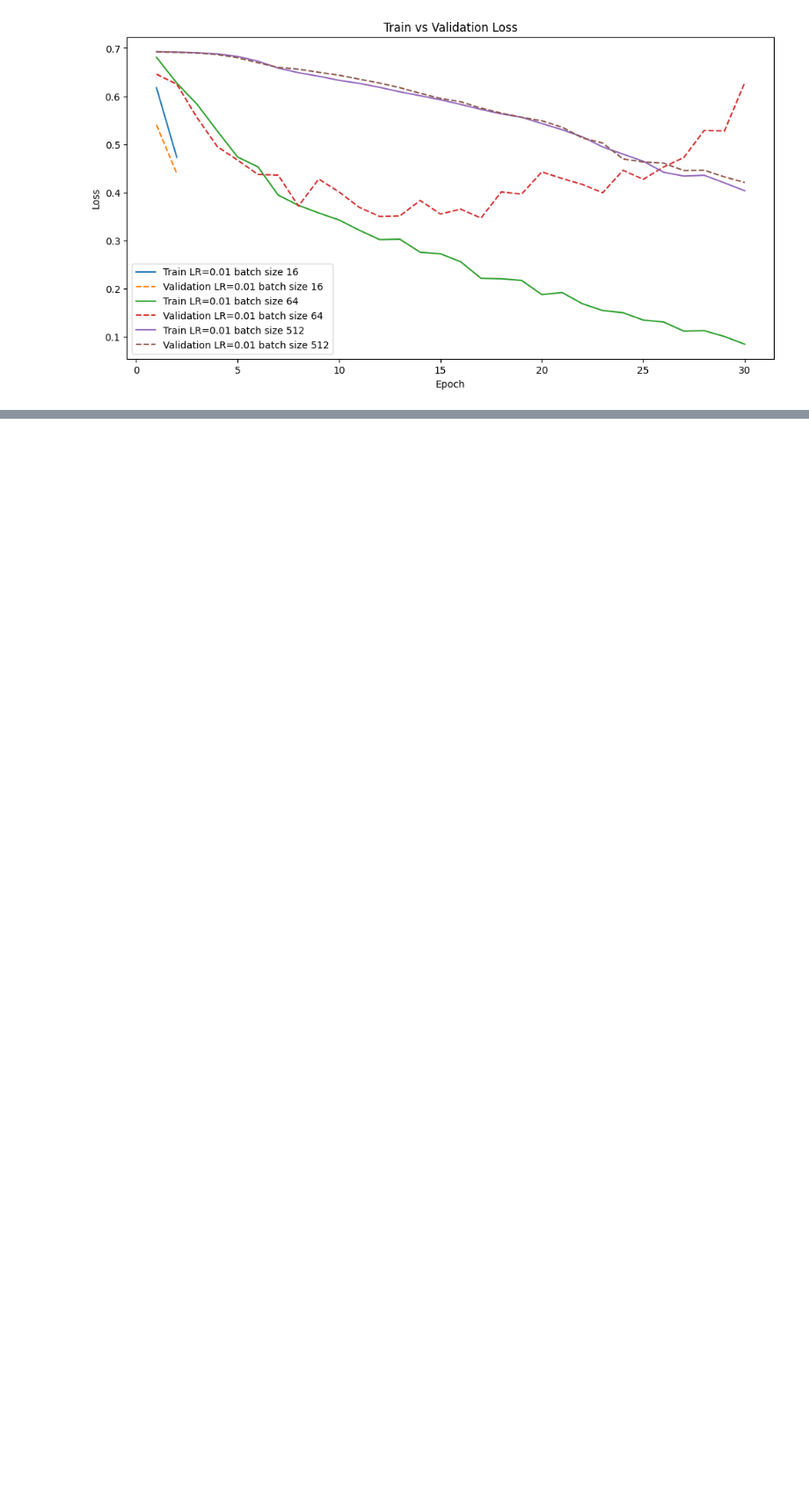
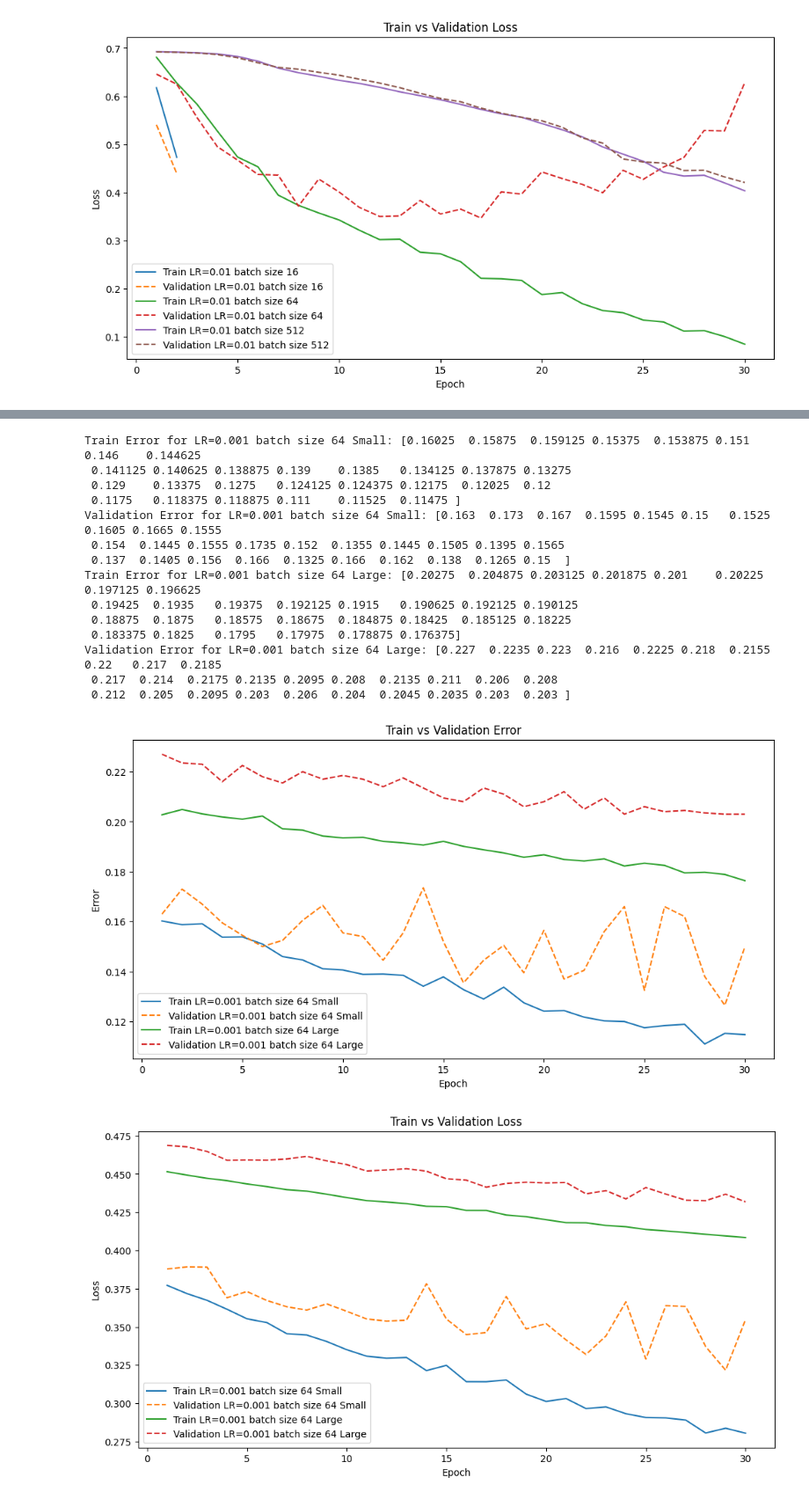
Before and after one commit to armandordorica/MIE1517_A1, a Jupyter notebook: MIE1517_Assignment_1_.ipynb, the cells around one changed output, grey strips where cells are left out. Shown at 88% size. Cells and saved outputs as stored; diff of their text form; code cells hidden in the pictures; blank space fills up the shorter version.

Commit message:
Choosing small vs large net

```diff
--- a/MIE1517_Assignment_1_.ipynb
+++ b/MIE1517_Assignment_1_.ipynb
@@ -1275,0 +1292,19 @@ Validation Error for LR=0.01 batch size 512: [0.44   0.403  0.3925 0.393  0.374
+# %%
+plot_multiple_training_curves(['model_large_bs64_lr0.001_epoch29', 'model_small_bs64_lr0.001_epoch29'],  ["LR=0.001 batch size 64 Small", "LR=0.001 batch size 64 Large"])
+# %% [output]
+Train Error for LR=0.001 batch size 64 Small: [0.16025  0.15875  0.159125 0.15375  0.153875 0.151    0.146    0.144625
+ 0.141125 0.140625 0.138875 0.139    0.1385   0.134125 0.137875 0.13275
+ 0.129    0.13375  0.1275   0.124125 0.124375 0.12175  0.12025  0.12
+ 0.1175   0.118375 0.118875 0.111    0.11525  0.11475 ]
+Validation Error for LR=0.001 batch size 64 Small: [0.163  0.173  0.167  0.1595 0.1545 0.15   0.1525 0.1605 0.1665 0.1555
+ 0.154  0.1445 0.1555 0.1735 0.152  0.1355 0.1445 0.1505 0.1395 0.1565
+ 0.137  0.1405 0.156  0.166  0.1325 0.166  0.162  0.138  0.1265 0.15  ]
+Train Error for LR=0.001 batch size 64 Large: [0.20275  0.204875 0.203125 0.201875 0.201    0.20225  0.197125 0.196625
+ 0.19425  0.1935   0.19375  0.192125 0.1915   0.190625 0.192125 0.190125
+ 0.18875  0.1875   0.18575  0.18675  0.184875 0.18425  0.185125 0.18225
+ 0.183375 0.1825   0.1795   0.17975  0.178875 0.176375]
+Validation Error for LR=0.001 batch size 64 Large: [0.227  0.2235 0.223  0.216  0.2225 0.218  0.2155 0.22   0.217  0.2185
+ 0.217  0.214  0.2175 0.2135 0.2095 0.208  0.2135 0.211  0.206  0.208
+ 0.212  0.205  0.2095 0.203  0.206  0.204  0.2045 0.2035 0.203  0.203 ]
+[figure, added]
+[figure, added]
```
Also changed, not shown: parts of 9 cells of this notebook.
